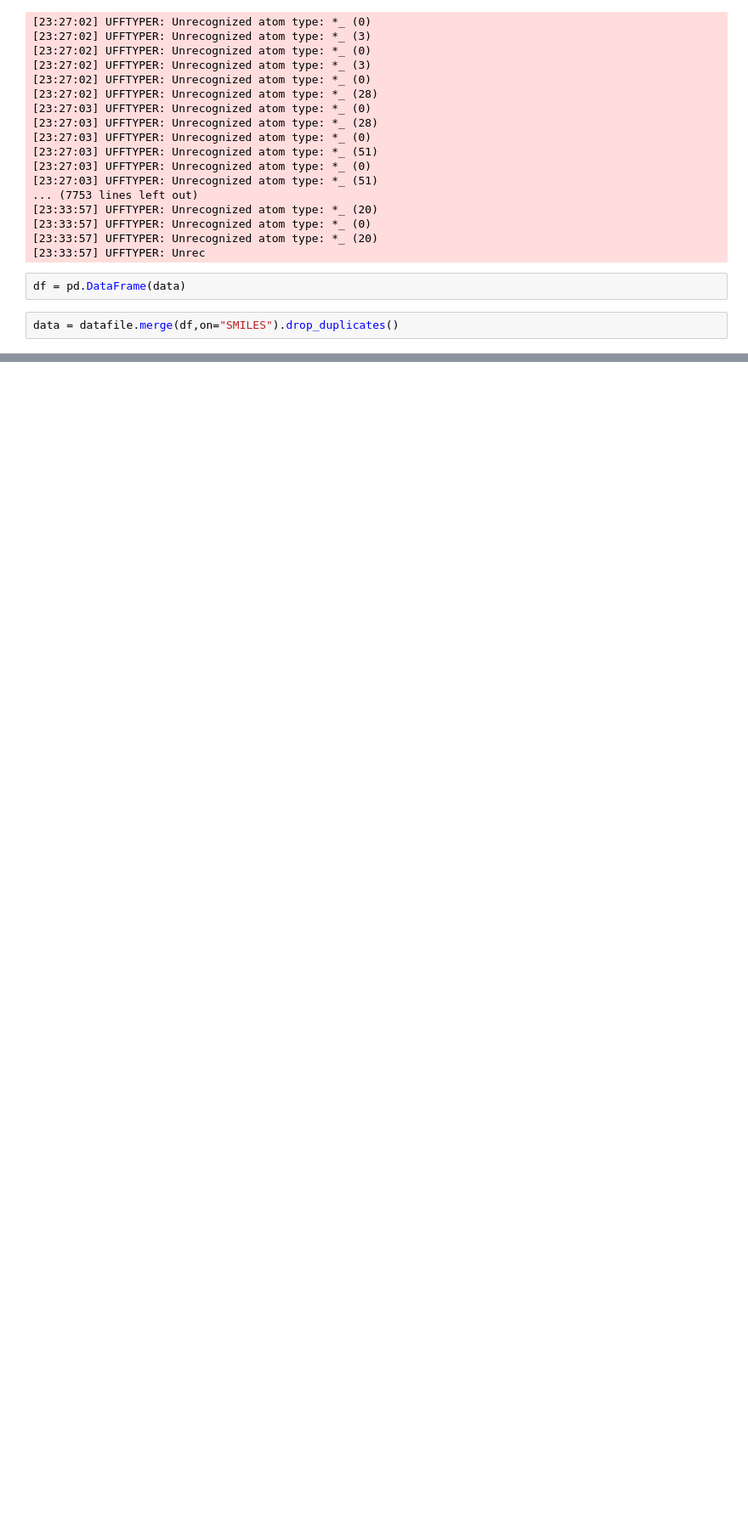
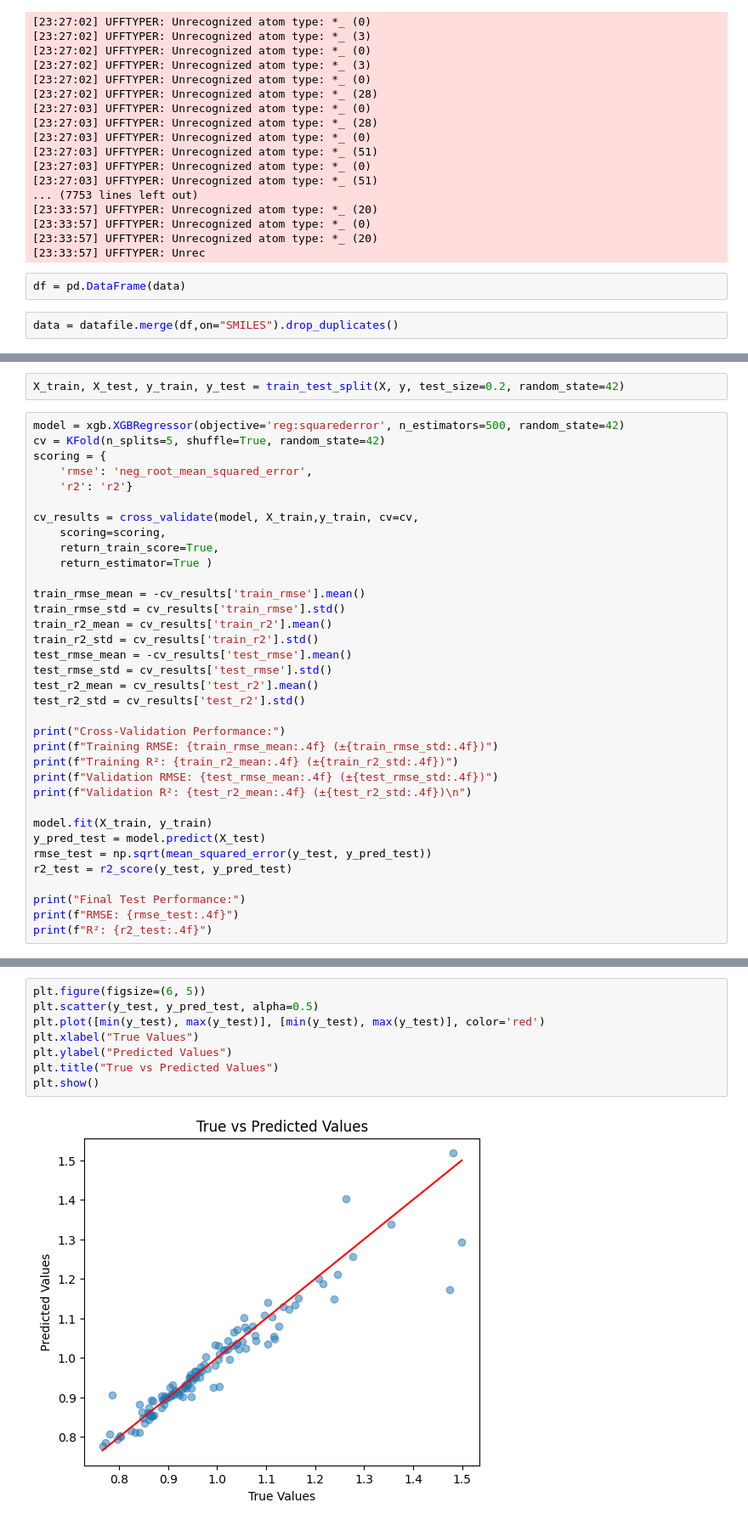
Before and after one commit to SHASANKsp/NeurIPS_Open-Polymer-Prediction-2025, a Jupyter notebook: QSPR.ipynb, the cells around one changed output, grey strips where cells are left out. Shown at 85% size. Cells and saved outputs as stored; diff of their text form; blank space fills up the shorter version.

```diff
--- a/QSPR.ipynb
+++ b/QSPR.ipynb
@@ -87,0 +99,37 @@ data.describe
+# %%
+X_train, X_test, y_train, y_test = train_test_split(X, y, test_size=0.2, random_state=42)
+# %%
+model = xgb.XGBRegressor(objective='reg:squarederror', n_estimators=500, random_state=42)
+cv = KFold(n_splits=5, shuffle=True, random_state=42)
+scoring = {
+    'rmse': 'neg_root_mean_squared_error',
+    'r2': 'r2'}
+
+cv_results = cross_validate(model, X_train,y_train, cv=cv,
+    scoring=scoring,
+    return_train_score=True,
+    return_estimator=True )
+
+train_rmse_mean = -cv_results['train_rmse'].mean()
+train_rmse_std = cv_results['train_rmse'].std()
+train_r2_mean = cv_results['train_r2'].mean()
+train_r2_std = cv_results['train_r2'].std()
+test_rmse_mean = -cv_results['test_rmse'].mean()
+test_rmse_std = cv_results['test_rmse'].std()
+test_r2_mean = cv_results['test_r2'].mean()
+test_r2_std = cv_results['test_r2'].std()
+
+print("Cross-Validation Performance:")
+print(f"Training RMSE: {train_rmse_mean:.4f} (±{train_rmse_std:.4f})")
+print(f"Training R²: {train_r2_mean:.4f} (±{train_r2_std:.4f})")
+print(f"Validation RMSE: {test_rmse_mean:.4f} (±{test_rmse_std:.4f})")
+print(f"Validation R²: {test_r2_mean:.4f} (±{test_r2_std:.4f})\n")
+
+model.fit(X_train, y_train)
+y_pred_test = model.predict(X_test)
+rmse_test = np.sqrt(mean_squared_error(y_test, y_pred_test))
+r2_test = r2_score(y_test, y_pred_test)
+
+print("Final Test Performance:")
+print(f"RMSE: {rmse_test:.4f}")
+print(f"R²: {r2_test:.4f}")
@@ -87,0 +146,10 @@ data.describe
+# %%
+plt.figure(figsize=(6, 5))
+plt.scatter(y_test, y_pred_test, alpha=0.5)
+plt.plot([min(y_test), max(y_test)], [min(y_test), max(y_test)], color='red')
+plt.xlabel("True Values")
+plt.ylabel("Predicted Values")
+plt.title("True vs Predicted Values")
+plt.show()
+# %% [output]
+[figure, added]
```
Also changed, not shown: parts of 38 cells of this notebook, 2 other files.
